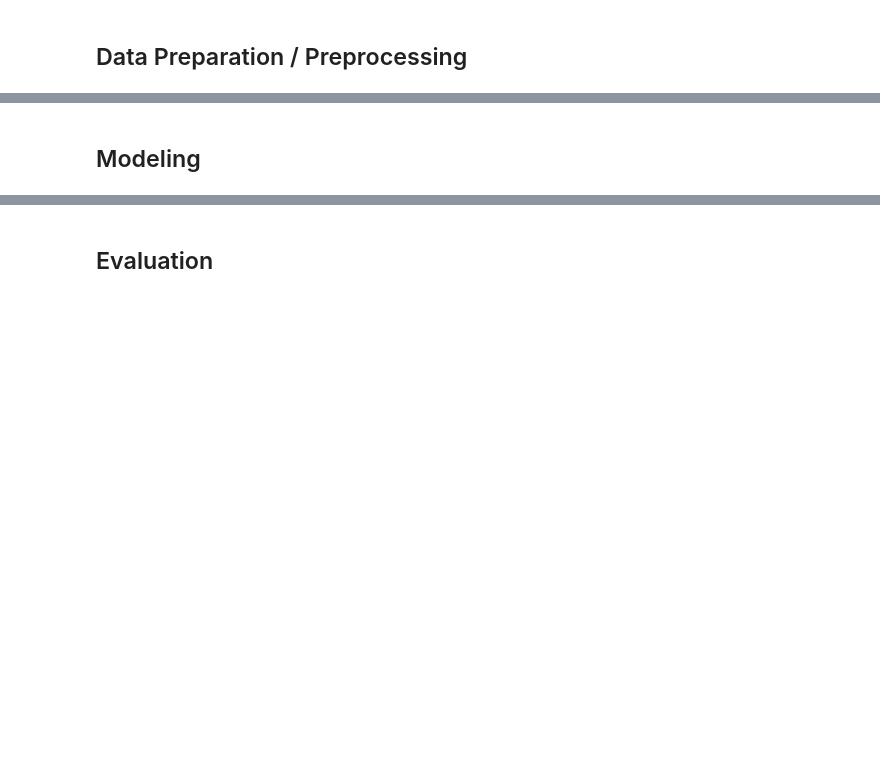
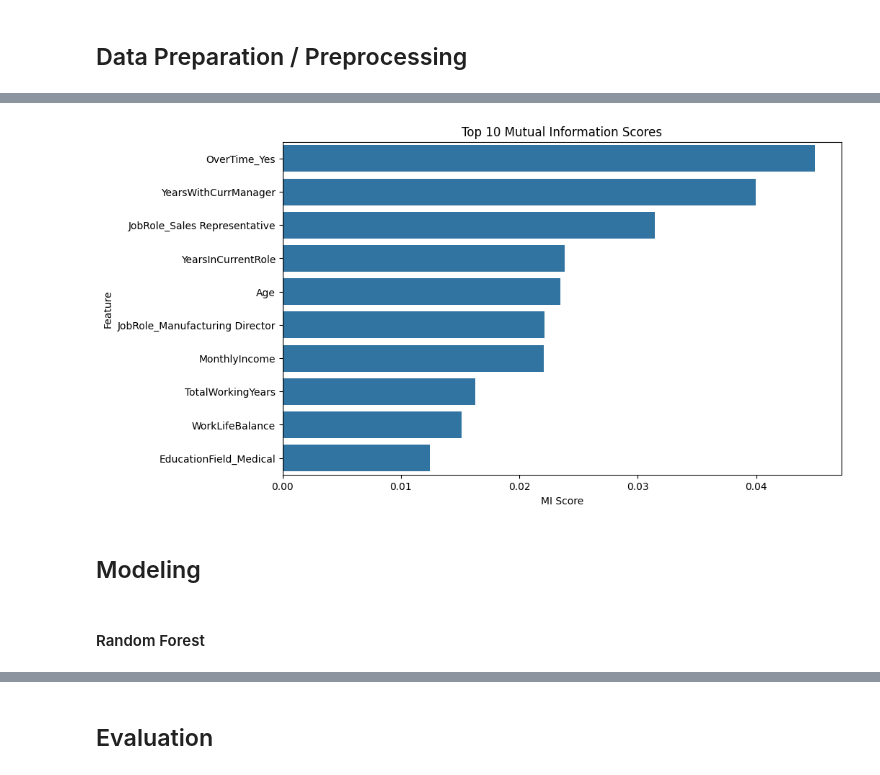
Before and after one commit to agungfir98/ds-mahir-submission-pertama, a Jupyter notebook: notebook.ipynb, the cells around one changed output, grey strips where cells are left out. Drawn from its saved outputs; the diff is of its cells as text; code cells hidden in the pictures; blank space fills up the shorter version.

```diff
--- a/notebook.ipynb
+++ b/notebook.ipynb
@@ -162,0 +191,38 @@ plt.show()
+# %%
+selected_columns = [
+    "Attrition", "Age", "BusinessTravel", "DistanceFromHome", "EnvironmentSatisfaction",
+    "JobInvolvement", "JobSatisfaction", "MonthlyIncome", "OverTime", "RelationshipSatisfaction", "WorkLifeBalance",
+    "PerformanceRating", "EducationField", "NumCompaniesWorked", "JobRole", "TotalWorkingYears", "YearsInCurrentRole", "YearsSinceLastPromotion", "YearsWithCurrManager"
+]
+selected_df = clean_df[selected_columns].copy()
+
+target = "Attrition"
+
+nominal_feature = ["BusinessTravel", "OverTime", "EducationField", "JobRole"]
+
+numerical_feature = selected_df.select_dtypes(
+    include=['int64']).columns.drop(target)
+# %%
+selected_df = pd.get_dummies(
+    selected_df, columns=nominal_feature, drop_first=True)
+# %%
+scaler = StandardScaler()
+selected_df[numerical_feature] = scaler.fit_transform(
+    selected_df[numerical_feature])
+# %%
+X = selected_df.drop(columns=target)
+Y = selected_df[target]
+
+X_encoded = pd.get_dummies(X, drop_first=True)
+
+mi = mutual_info_classif(X_encoded, Y, discrete_features='auto')
+
+mi_df = pd.DataFrame({'Feature': X_encoded.columns, 'MI Score': mi})
+mi_df = mi_df.sort_values(by='MI Score', ascending=False)
+
+plt.figure(figsize=(10, 6))
+sns.barplot(data=mi_df.head(10), x='MI Score', y='Feature')
+plt.title('Top 10 Mutual Information Scores')
+plt.show()
+# %% [output]
+[figure, added]
@@ -163,2 +235,4 @@ plt.show()
 # %% [markdown]
 ## Modeling
+# %% [markdown]
+#### Random Forest
```
Also changed, not shown: parts of 31 cells of this notebook, 3 other files.
